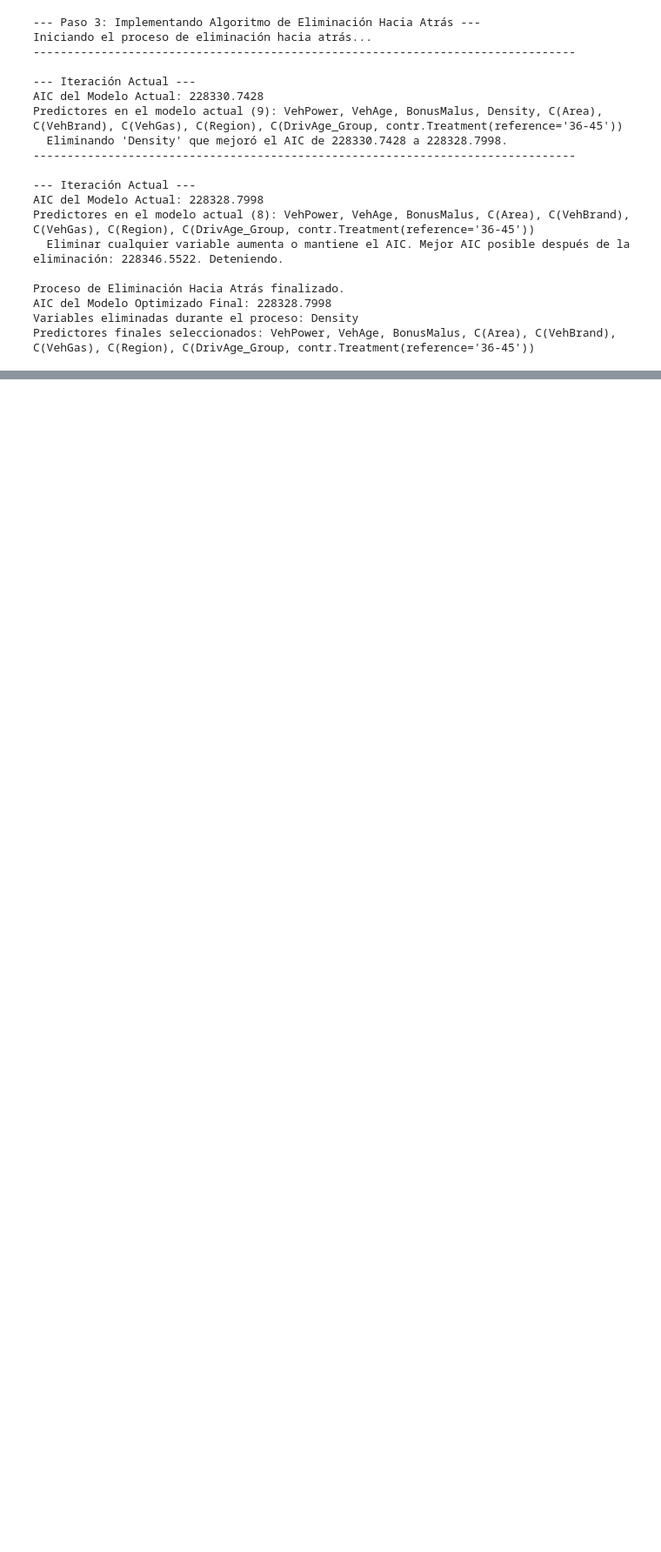
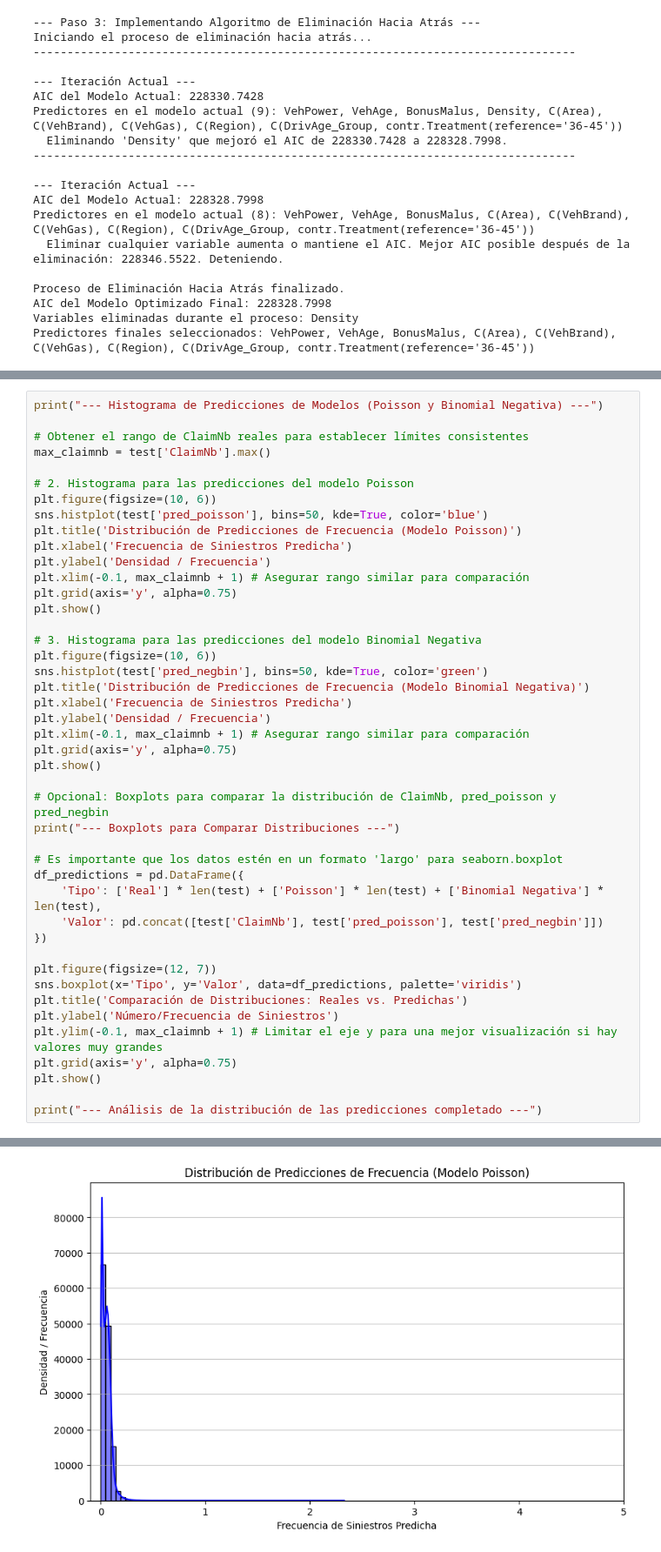
Before and after one commit to SebaChamorro/gbm_learning, a Jupyter notebook: 02 Analisis Dataset freMTPL2freq.ipynb, the cells around one changed output, grey strips where cells are left out. Shown at 87% size. Drawn from its saved outputs; the diff is of its cells as text; blank space fills up the shorter version.

```diff
--- a/02 Analisis Dataset freMTPL2freq.ipynb
+++ b/02 Analisis Dataset freMTPL2freq.ipynb
@@ -490,0 +1384,45 @@ Predictores finales seleccionados: VehPower, VehAge, BonusMalus, C(Area), C(VehB
+# %%
+print("--- Histograma de Predicciones de Modelos (Poisson y Binomial Negativa) ---")
+
+# Obtener el rango de ClaimNb reales para establecer límites consistentes
+max_claimnb = test['ClaimNb'].max()
+
+# 2. Histograma para las predicciones del modelo Poisson
+plt.figure(figsize=(10, 6))
+sns.histplot(test['pred_poisson'], bins=50, kde=True, color='blue')
+plt.title('Distribución de Predicciones de Frecuencia (Modelo Poisson)')
+plt.xlabel('Frecuencia de Siniestros Predicha')
+plt.ylabel('Densidad / Frecuencia')
+plt.xlim(-0.1, max_claimnb + 1) # Asegurar rango similar para comparación
+plt.grid(axis='y', alpha=0.75)
+plt.show()
+
+# 3. Histograma para las predicciones del modelo Binomial Negativa
+plt.figure(figsize=(10, 6))
+sns.histplot(test['pred_negbin'], bins=50, kde=True, color='green')
+plt.title('Distribución de Predicciones de Frecuencia (Modelo Binomial Negativa)')
+plt.xlabel('Frecuencia de Siniestros Predicha')
+plt.ylabel('Densidad / Frecuencia')
+plt.xlim(-0.1, max_claimnb + 1) # Asegurar rango similar para comparación
+plt.grid(axis='y', alpha=0.75)
+plt.show()
+
+# Opcional: Boxplots para comparar la distribución de ClaimNb, pred_poisson y pred_negbin
+print("--- Boxplots para Comparar Distribuciones ---")
+
+# Es importante que los datos estén en un formato 'largo' para seaborn.boxplot
+df_predictions = pd.DataFrame({
+    'Tipo': ['Real'] * len(test) + ['Poisson'] * len(test) + ['Binomial Negativa'] * len(test),
+    'Valor': pd.concat([test['ClaimNb'], test['pred_poisson'], test['pred_negbin']])
+})
+
+plt.figure(figsize=(12, 7))
+sns.boxplot(x='Tipo', y='Valor', data=df_predictions, palette='viridis')
+plt.title('Comparación de Distribuciones: Reales vs. Predichas')
+plt.ylabel('Número/Frecuencia de Siniestros')
+plt.ylim(-0.1, max_claimnb + 1) # Limitar el eje y para una mejor visualización si hay valores muy grandes
+plt.grid(axis='y', alpha=0.75)
+plt.show()
+
+print("--- Análisis de la distribución de las predicciones completado ---")
+# %% [output]
@@ -490,0 +1430 @@ Predictores finales seleccionados: VehPower, VehAge, BonusMalus, C(Area), C(VehB
+[figure, added]
```
Also changed, not shown: parts of 56 cells of this notebook.
